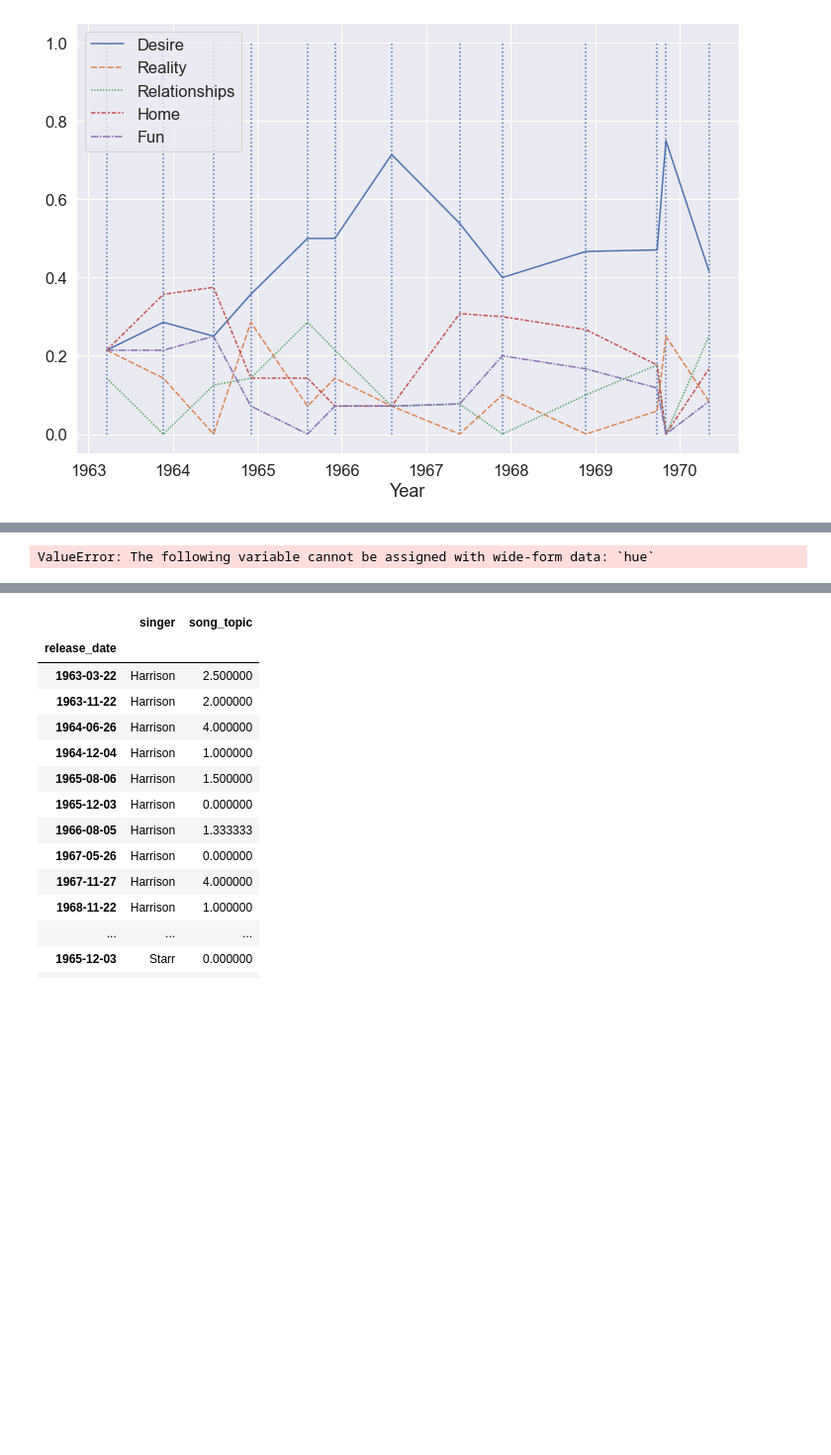
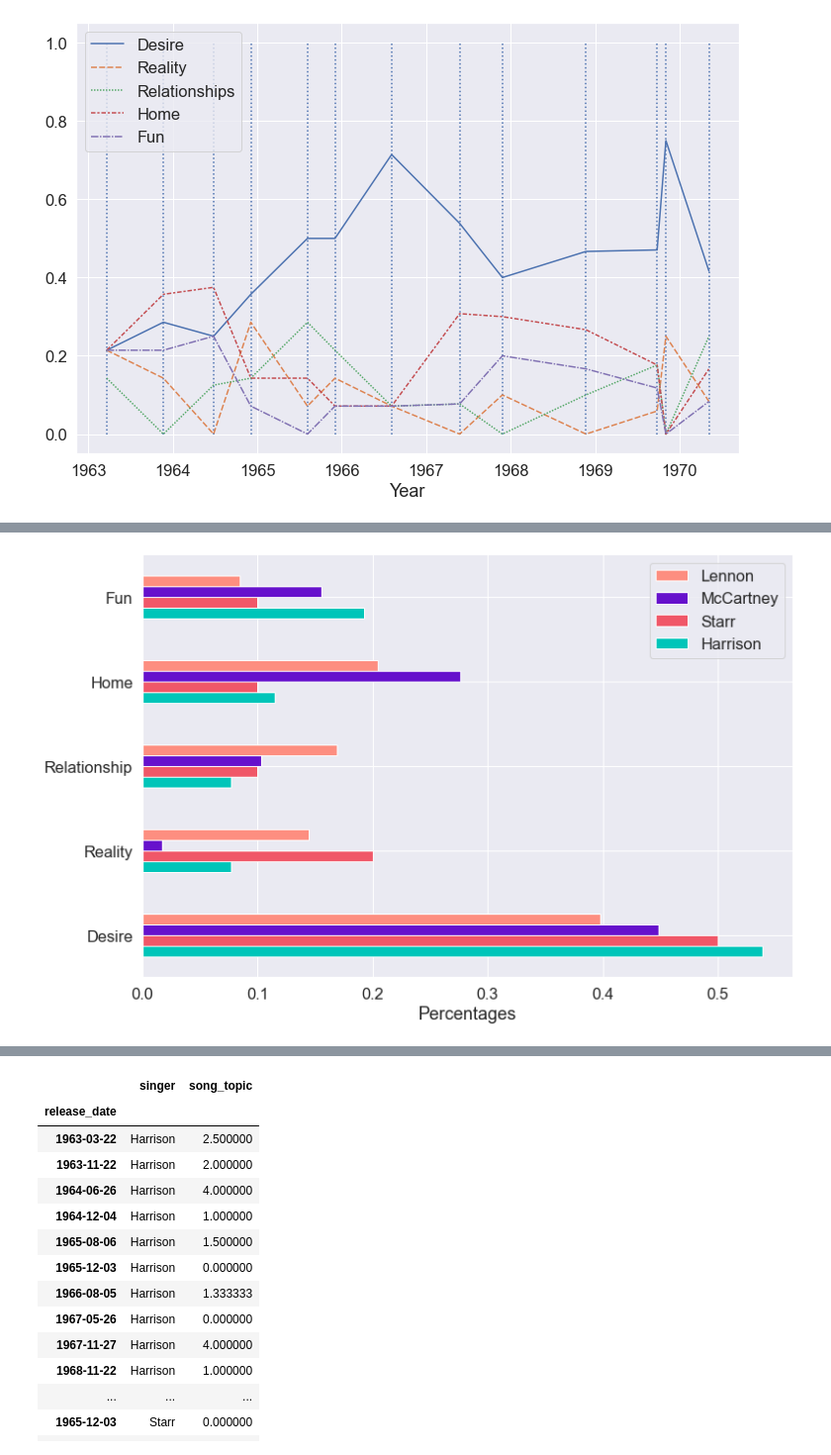
Before and after one commit to josephpcowell/cowell_proj_5, a Jupyter notebook: text_analysis.ipynb, the cells around one changed output, grey strips where cells are left out. Shown at 99% size. Saved outputs shown, nothing was run; the diff lists cells and outputs as text; code cells hidden in the pictures; blank space fills up the shorter version.

```diff
--- a/text_analysis.ipynb
+++ b/text_analysis.ipynb
@@ -415,11 +374,0 @@ Name: song_topic, dtype: int64
-# %%
-fig, ax = plt.subplots()
-sns.set(font_scale=1.5)
-fig.set_size_inches(12,8)
-sns.lineplot(data=singer_top,hue='song_topic')
-plt.vlines(x=beatles_sent.index.tolist(),ymin=0,ymax=1,ls=':')
-plt.xlabel('Year')
-plt.legend(['Desire','Reality','Relationships','Home','Fun'])
-# plt.savefig('beatles_topics.png');
-# %% [output]
-ValueError: The following variable cannot be assigned with wide-form data: `hue`
@@ -425,0 +381,6 @@ ValueError: The following variable cannot be assigned with wide-form data: `hue`
+# %%
+mccar_counts = np.array(mccartney_top['song_topic'].value_counts(sort=False).tolist())
+mccar_perc = mccar_counts/mccar_counts.sum()
+# %%
+lennon_counts = np.array(lennon_top['song_topic'].value_counts(sort=False).tolist())
+lennon_perc = lennon_counts/lennon_counts.sum()
@@ -425,0 +391,15 @@ ValueError: The following variable cannot be assigned with wide-form data: `hue`
+# %%
+ind_topics = pd.DataFrame(data=[harr_perc,starr_perc,mccar_perc,lennon_perc,],index=['Harrison','Starr','McCartney','Lennon'],columns=['Desire','Reality','Relationship','Home','Fun'])
+# %%
+color = ['#00C5B9','#F05768','#6611CC','#FD8E80']
+# %%
+fig, ax = plt.subplots()
+ind_topics.T.plot(kind='barh',figsize=(12,8),ax=ax,color=color)
+handles,labels = ax.get_legend_handles_labels()
+handles = [handles[3], handles[2], handles[1], handles[0]]
+labels = [labels[3], labels[2], labels[1], labels[0]]
+ax.legend(handles,labels)
+plt.xlabel('Percentages')
+plt.savefig('ind_topic2.png',transparent=True);
+# %% [output]
+[figure, added]
```
Also changed, not shown: parts of 16 cells of this notebook.
